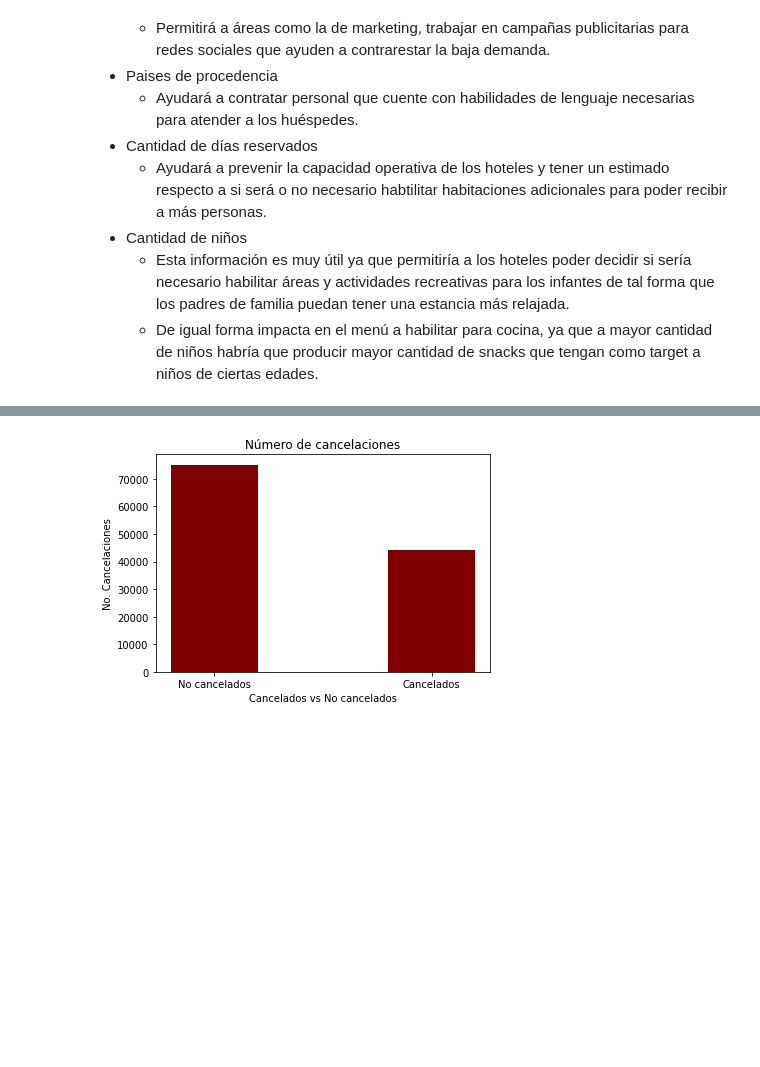
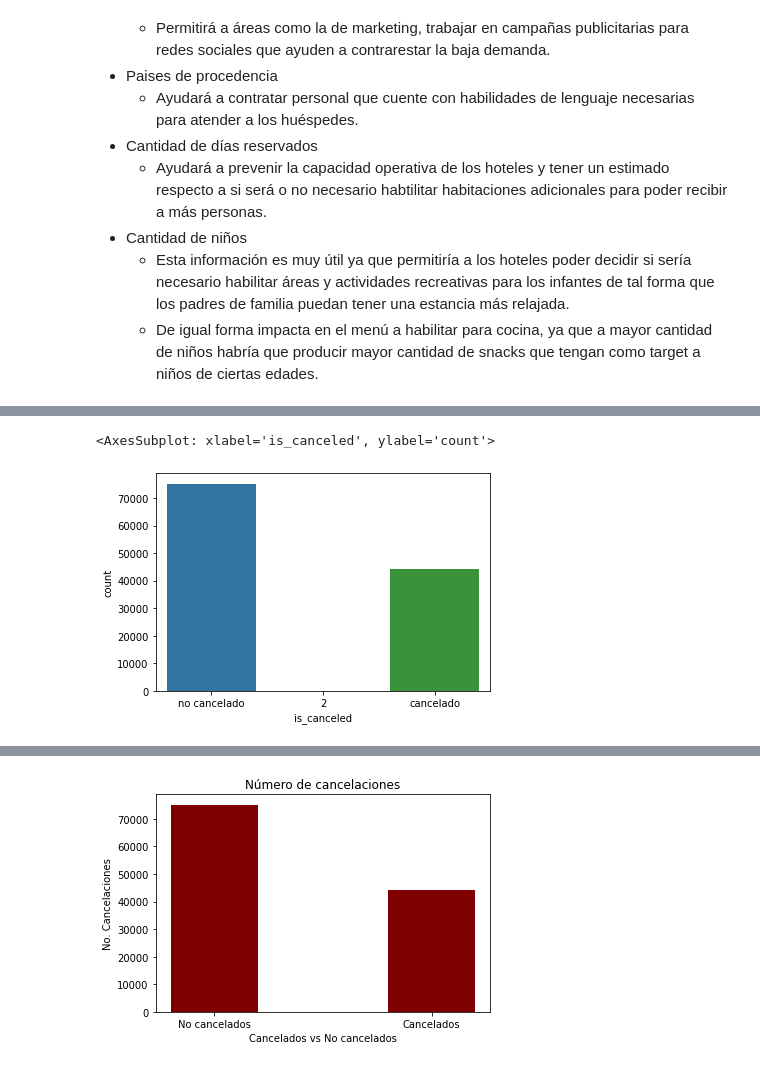
Before and after one commit to gustavomanolo/coderhouse-ds-1, a Jupyter notebook: visualizacionBustillosFlores.ipynb, the cells around one changed output, grey strips where cells are left out. Saved outputs shown, nothing was run; the diff lists cells and outputs as text; code cells hidden in the pictures; blank space fills up the shorter version.

```diff
--- a/visualizacionBustillosFlores.ipynb
+++ b/visualizacionBustillosFlores.ipynb
@@ -46,3 +46,10 @@ data['country'].fillna(data.country.mode().to_string(), inplace=True)
 
 # Create a copy of clean data
 df = data.copy()
+# %%
+# Get number of cancellations (SEABORN)
+df['is_canceled'] = df.is_canceled.replace([1, 0], ['cancelado', 'no cancelado'])
+sns.countplot(x="is_canceled", data=df)
+# %% [output]
+<AxesSubplot: xlabel='is_canceled', ylabel='count'>
+[figure, added]
```
Also changed, not shown: parts of 5 cells of this notebook.
